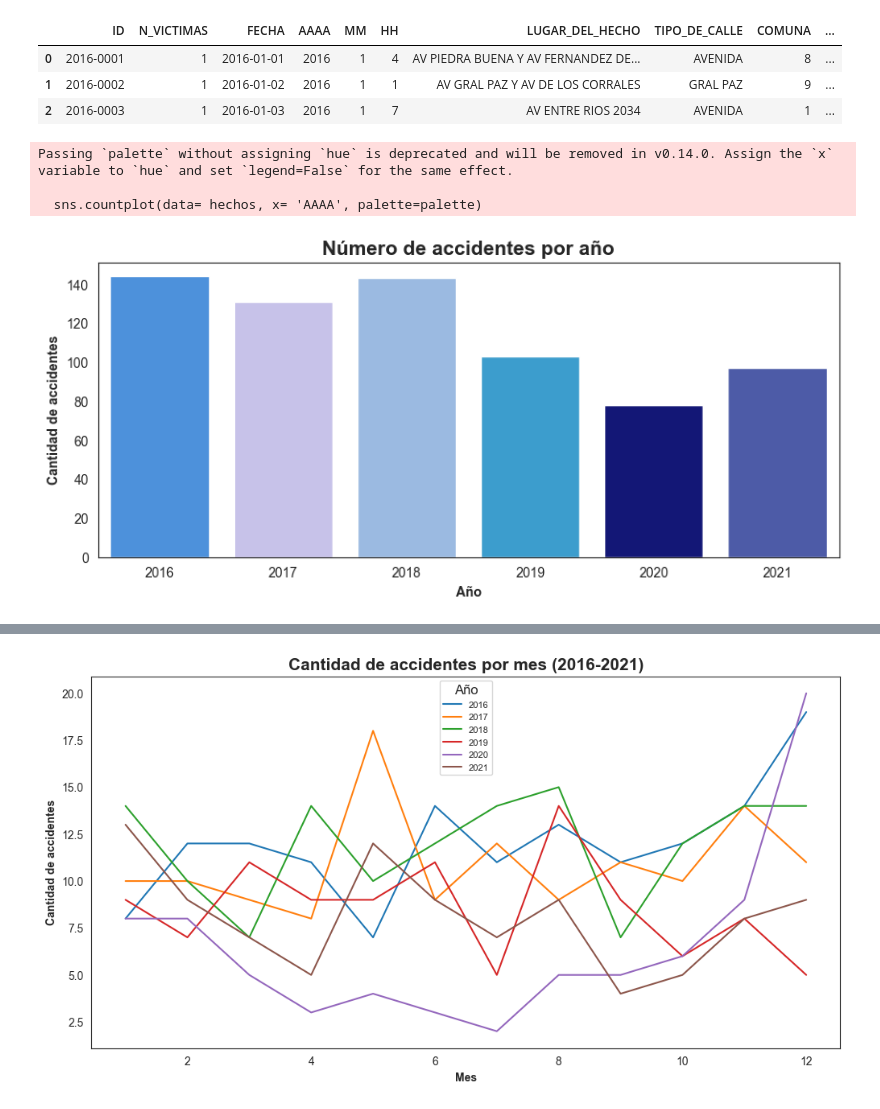
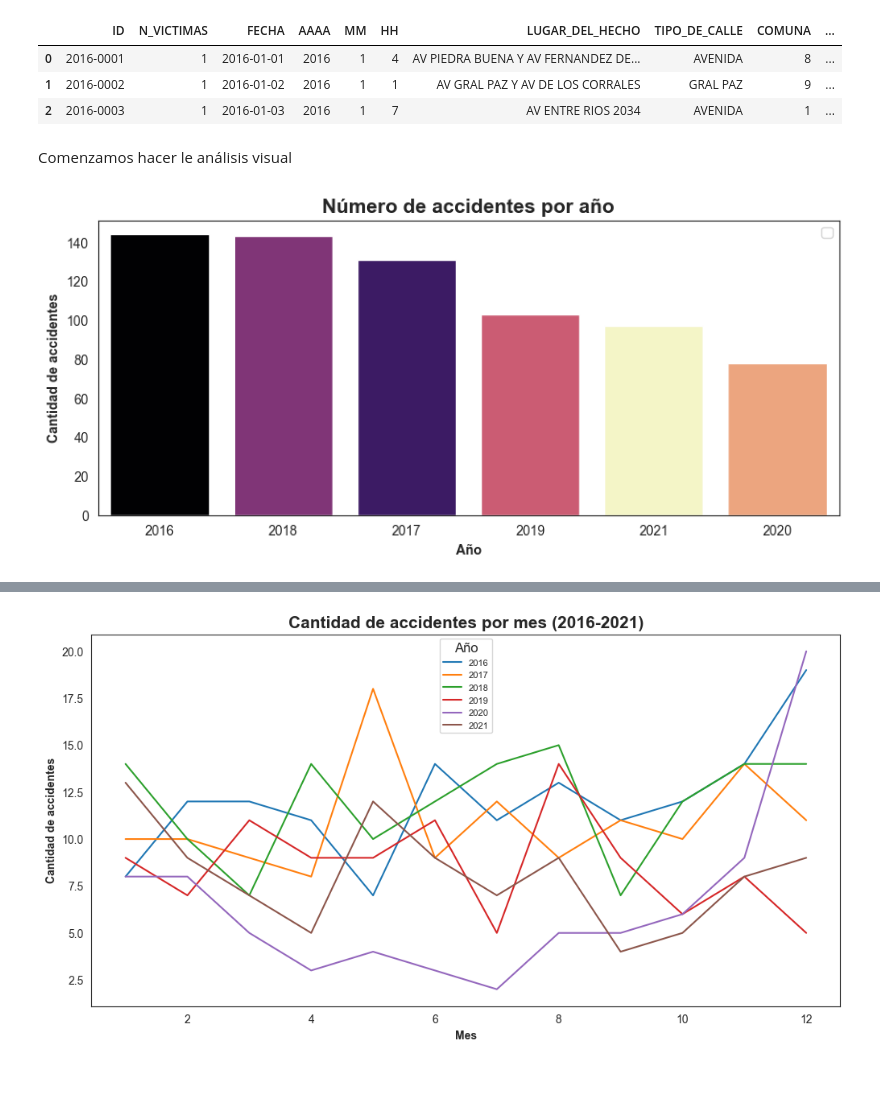
Before and after one commit to JuankTS/Proyecto_Individual_2_Data_Analytics, a Jupyter notebook: EDA.ipynb, the cells around one changed output, grey strips where cells are left out. Drawn from its saved outputs; the diff is of its cells as text; code cells hidden in the pictures; blank space fills up the shorter version.

```diff
--- a/EDA.ipynb
+++ b/EDA.ipynb
@@ -60,17 +62,24 @@ hechos.head(3)
 | 0 | 2016-0001 | 1 | 2016-01-01 | 2016 | 1 | 4 | AV PIEDRA BUENA Y AV FERNANDEZ DE... | AVENIDA | 8 | ... |
 | 1 | 2016-0002 | 1 | 2016-01-02 | 2016 | 1 | 1 | AV GRAL PAZ Y AV DE LOS CORRALES | GRAL PAZ | 9 | ... |
 | 2 | 2016-0003 | 1 | 2016-01-03 | 2016 | 1 | 7 | AV ENTRE RIOS 2034 | AVENIDA | 1 | ... |
+# %% [markdown]
+Comenzamos hacer le análisis visual
 # %%
+# Definimos las dimensiones del gráfico
 plt.figure(figsize=(10, 4))
-palette= ['#3590F3','#C2BBF0','#8FB8ED','#24A5E5','#020887','#3E50B6']
-sns.countplot(data= hechos, x= 'AAAA', palette=palette)
+
+# Seleccionamos El tipo de grafico a usar
+# En este caso usamos el countplot para contar la cantidad de accidentes por año
+
+sns.countplot(data= hechos, x= 'AAAA', hue='AAAA',palette='magma', order= hechos['AAAA'].value_counts().index)
+# Definimos las etiquetas
+
 plt.xlabel('Año',fontweight='bold')
+plt.legend("")
 plt.ylabel('Cantidad de accidentes',fontweight='bold')
 plt.title('Número de accidentes por año',fontsize=15, fontweight='bold')
 
+# Mostramos la gráfica
 plt.show()
 # %% [output]
-Passing `palette` without assigning `hue` is deprecated and will be removed in v0.14.0. Assign the `x` variable to `hue` and set `legend=False` for the same effect.
-
-  sns.countplot(data= hechos, x= 'AAAA', palette=palette)
-[figure, old version]
+[figure, new version]
```
Also changed, not shown: parts of 39 cells of this notebook, 5 other files.
